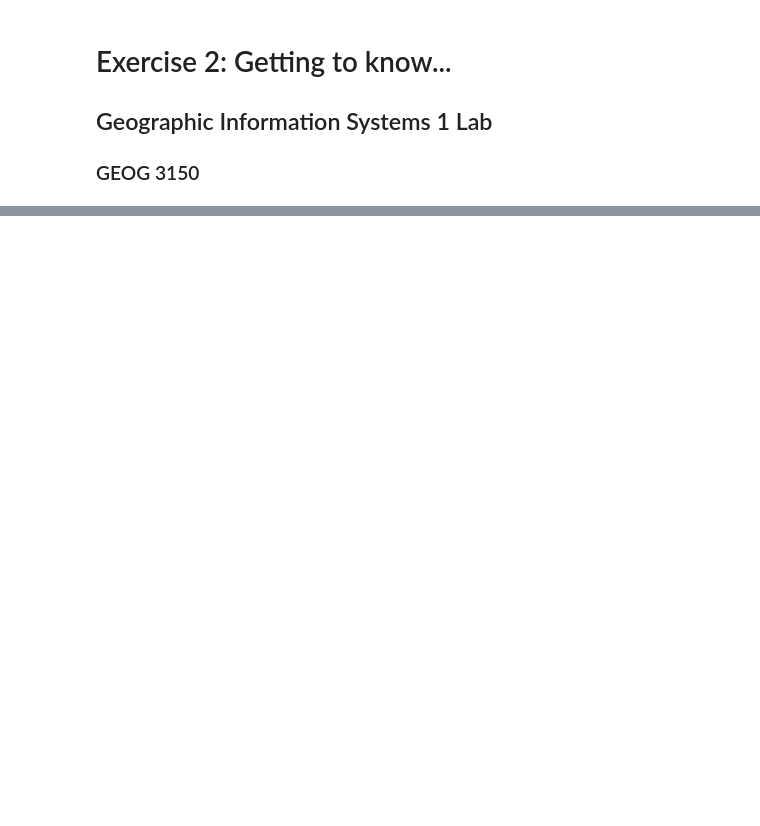
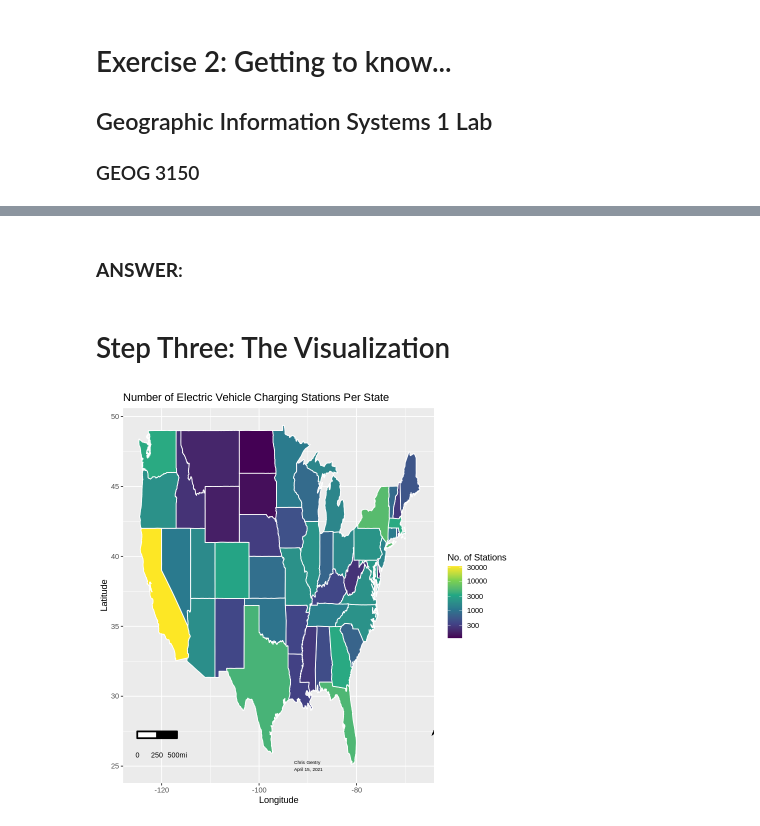
Before and after one commit to chrismgentry/GIS1-Exercise-2, a Jupyter notebook: GIS1_EX2.ipynb, the cells around one changed output, grey strips where cells are left out. Cells and saved outputs as stored; diff of their text form; code cells hidden in the pictures; blank space fills up the shorter version.

```diff
--- a/GIS1_EX2.ipynb
+++ b/GIS1_EX2.ipynb
@@ -194,0 +124,2 @@ ggplot() + geom_polygon(data = states, aes(x=long, y=lat, group=group), fill = "
+# %%
+states <- merge(x = us, y = evs, by.x = "region", by.y = "state", all = TRUE)
@@ -194,0 +129,14 @@ ggplot() + geom_polygon(data = states, aes(x=long, y=lat, group=group), fill = "
+# %% [markdown]
+### **ANSWER**:
+# %% [markdown]
+# Step Three: The Visualization
+# %%
+ggplot() + geom_polygon(data = states, aes(x=long, y=lat, group=group, fill = evs_count), color="white") +
+           labs(x="Longitude",y="Latitude", title="Number of Electric Vehicle Charging Stations Per State", fill = "No. of Stations") +
+           scalebar(states, dist = 250, dist_unit = "mi", transform = TRUE, model = "WGS84",
+                    location = "bottomleft", st.dist = 0.05, st.size = 3, anchor = c(x=-125,y=27)) +
+           north(states, location = "bottomleft", scale = 0.05, symbol = 12, anchor = c(x=-65,y=27)) +
+           scale_fill_viridis_c(option = "D", trans = "log10") +
+           annotate("text", x = -90, y = 25, label = "Chris Gentry \n April 15, 2021", size = 2)
+# %% [output]
+[figure, added]
```
Also changed, not shown: parts of 50 cells of this notebook, 2 other files.
